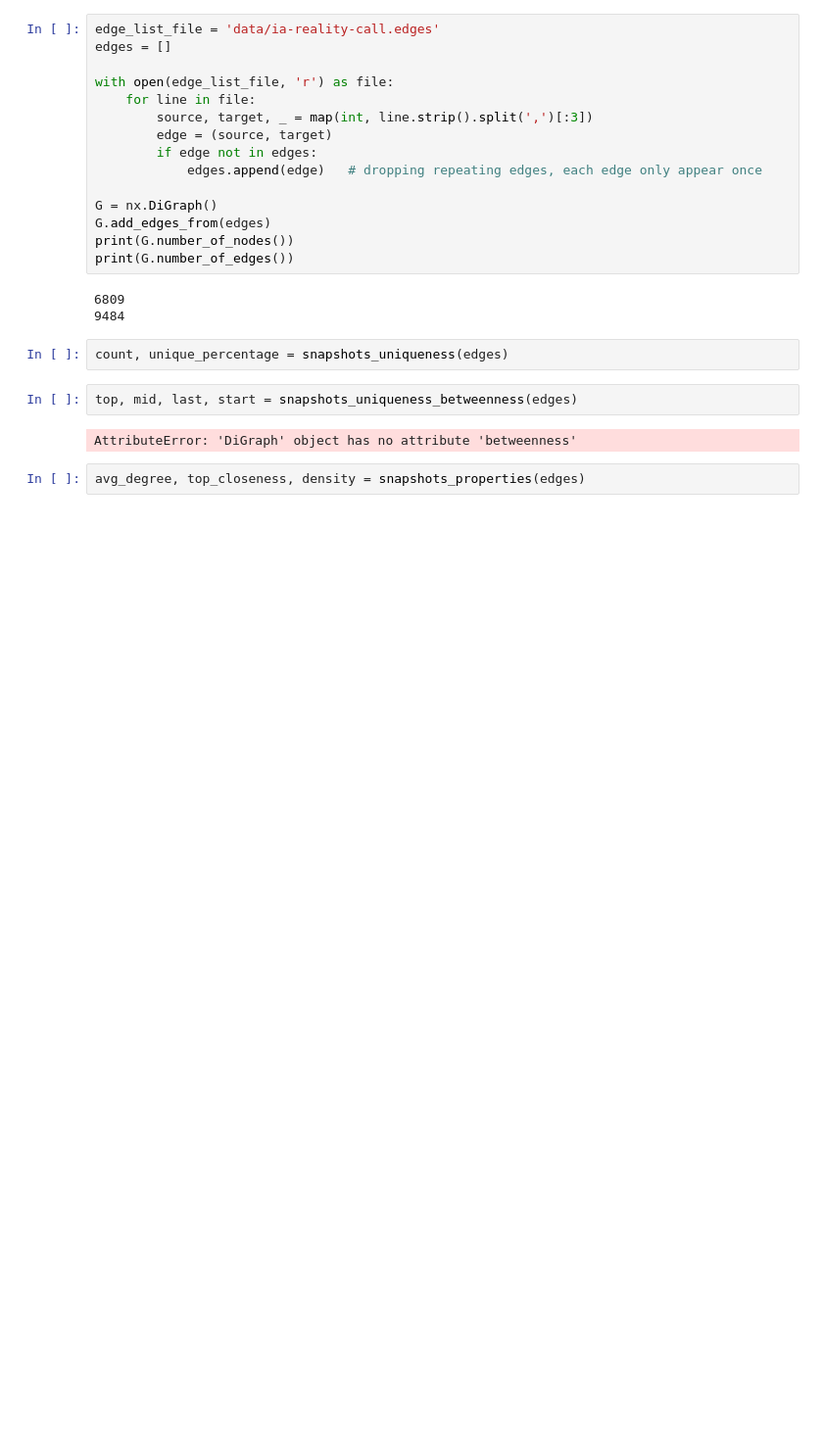
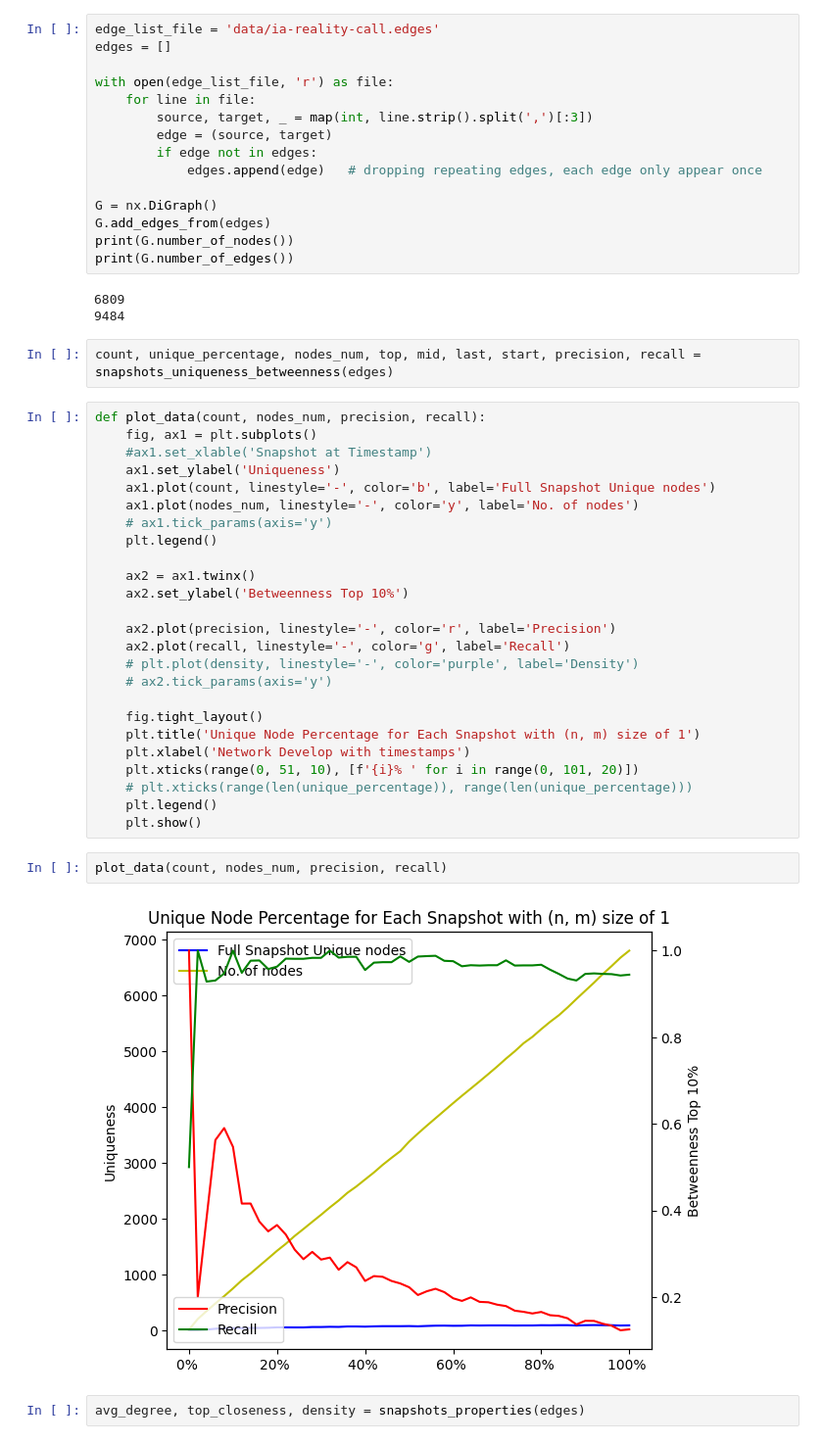
Before and after one commit to JaviAnton/tempo-network-anonymity, a Jupyter notebook: toydata.ipynb, the cells around one changed output. Shown at 98% size. Cells and saved outputs as stored; diff of their text form; blank space fills up the shorter version.

```diff
--- a/toydata.ipynb
+++ b/toydata.ipynb
@@ -500,12 +516,37 @@ print(G.number_of_edges())
 # %% [output]
 6809
 9484
-# %%
-count, unique_percentage = snapshots_uniqueness(edges)
 # %%
-top, mid, last, start = snapshots_uniqueness_betweenness(edges)
+count, unique_percentage, nodes_num, top, mid, last, start, precision, recall = snapshots_uniqueness_betweenness(edges)
-# %% [output]
-AttributeError: 'DiGraph' object has no attribute 'betweenness'
+# %%
+def plot_data(count, nodes_num, precision, recall):
+    fig, ax1 = plt.subplots()
+    #ax1.set_xlable('Snapshot at Timestamp')
+    ax1.set_ylabel('Uniqueness')
+    ax1.plot(count, linestyle='-', color='b', label='Full Snapshot Unique nodes')
+    ax1.plot(nodes_num, linestyle='-', color='y', label='No. of nodes')
+    # ax1.tick_params(axis='y')
+    plt.legend()
+
+    ax2 = ax1.twinx()
+    ax2.set_ylabel('Betweenness Top 10%')
+
+    ax2.plot(precision, linestyle='-', color='r', label='Precision')
+    ax2.plot(recall, linestyle='-', color='g', label='Recall')
+    # plt.plot(density, linestyle='-', color='purple', label='Density')
+    # ax2.tick_params(axis='y')
+
+    fig.tight_layout()
+    plt.title('Unique Node Percentage for Each Snapshot with (n, m) size of 1')
+    plt.xlabel('Network Develop with timestamps')
+    plt.xticks(range(0, 51, 10), [f'{i}% ' for i in range(0, 101, 20)])
+    # plt.xticks(range(len(unique_percentage)), range(len(unique_percentage)))
+    plt.legend()
+    plt.show()
+# %%
+plot_data(count, nodes_num, precision, recall)
+# %% [output]
+[figure, added]
 # %%
 avg_degree, top_closeness, density = snapshots_properties(edges)
 # %%
```
Also changed, not shown: parts of 4 cells of this notebook.
